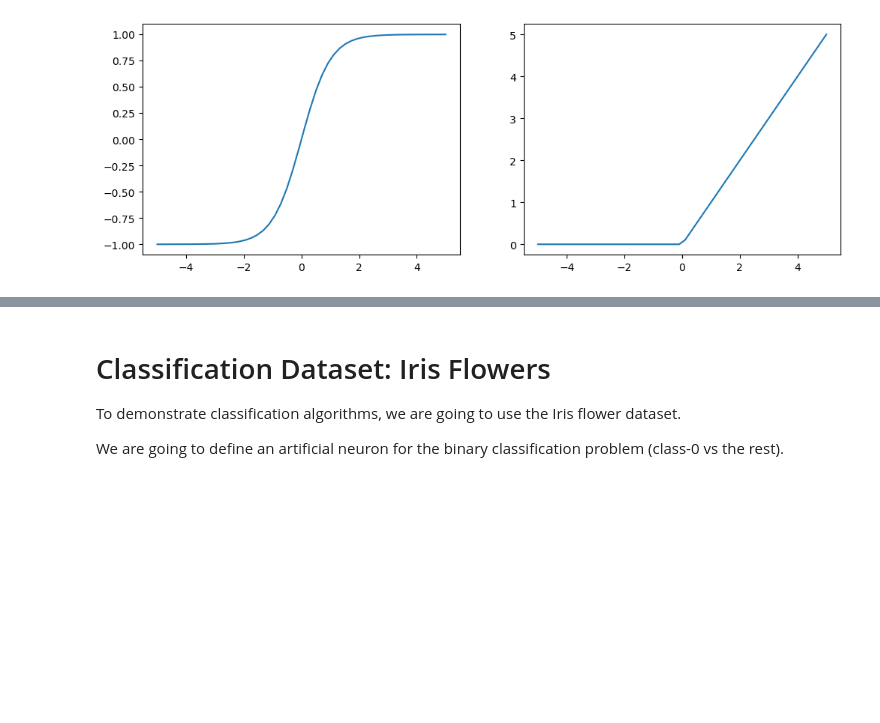
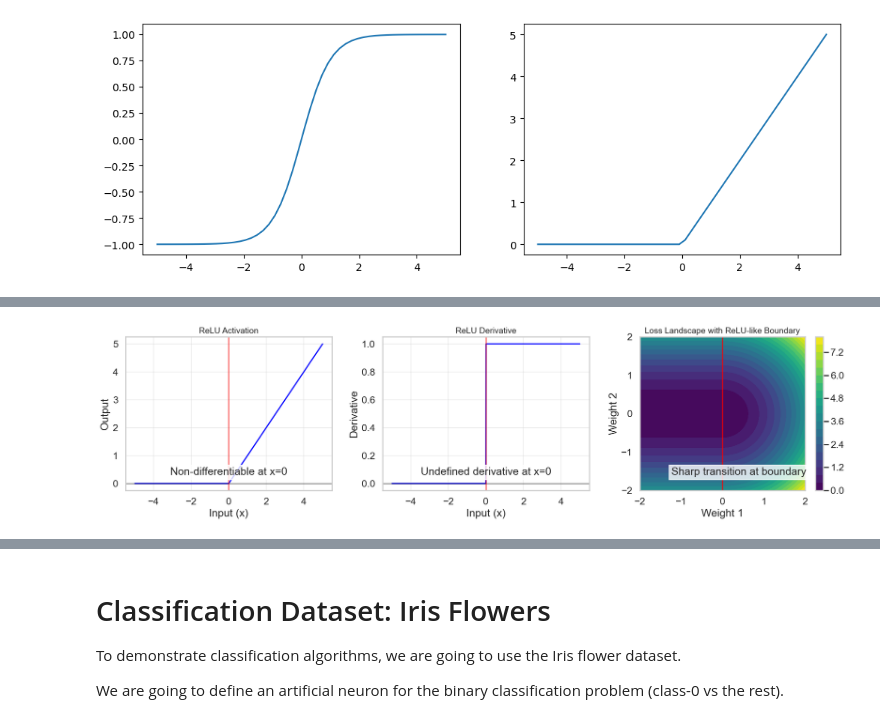
Before and after one commit to aaarrmiinnn/GW-CS6364, a Jupyter notebook: slides/lecture11-neural-networks.ipynb, the cells around one changed output, grey strips where cells are left out. Saved outputs shown, nothing was run; the diff lists cells and outputs as text; code cells hidden in the pictures; blank space fills up the shorter version.

Commit message:
Update lecture 11 and add more nonlinear activate function slides.

```diff
--- a/slides/lecture11-neural-networks.ipynb
+++ b/slides/lecture11-neural-networks.ipynb
@@ -119,0 +563,55 @@ plt.plot(z, np.maximum(z, 0))
+# %%
+# Create an example of what happens at a critical point like x=0 for ReLU
+fig, ax = plt.subplots(1, 3, figsize=(18, 5))
+
+# Plot ReLU function
+ax[0].plot(x, relu(x), 'b-', linewidth=2)
+ax[0].set_title("ReLU Activation", fontsize=14)
+ax[0].set_xlabel("Input (x)")
+ax[0].set_ylabel("Output")
+ax[0].axhline(y=0, color='k', linestyle='-', alpha=0.3)
+ax[0].axvline(x=0, color='r', linestyle='-', alpha=0.5)
+ax[0].grid(True, alpha=0.3)
+ax[0].text(0.5, 0.1, "Non-differentiable at x=0",
+           horizontalalignment='center', transform=ax[0].transAxes,
+           bbox=dict(facecolor='white', alpha=0.8))
+
+# Plot ReLU derivatives
+ax[1].plot(x, np.where(x > 0, 1, 0), 'b-', linewidth=2)
+ax[1].set_title("ReLU Derivative", fontsize=14)
+ax[1].set_xlabel("Input (x)")
+ax[1].set_ylabel("Derivative")
+ax[1].axhline(y=0, color='k', linestyle='-', alpha=0.3)
+ax[1].axvline(x=0, color='r', linestyle='-', alpha=0.5)
+ax[1].grid(True, alpha=0.3)
+ax[1].text(0.5, 0.1, "Undefined derivative at x=0",
+           horizontalalignment='center', transform=ax[1].transAxes,
+           bbox=dict(facecolor='white', alpha=0.8))
+
+# Create an example of a simple 2D loss landscape near a ReLU decision boundary
+xx, yy = np.meshgrid(np.linspace(-2, 2, 100), np.linspace(-2, 2, 100))
+Z = np.zeros_like(xx)
+
+# Create a loss landscape with a sharp edge at x=0 (simulating ReLU behavior)
+for i in range(xx.shape[0]):
+    for j in range(xx.shape[1]):
+        if xx[i, j] < 0:
+            Z[i, j] = yy[i, j]**2  # Flat in one dimension when x < 0
+        else:
+            Z[i, j] = xx[i, j]**2 + yy[i, j]**2  # Parabolic when x > 0
+
+# Plot the loss landscape
+c = ax[2].contourf(xx, yy, Z, 20, cmap='viridis')
+ax[2].set_title("Loss Landscape with ReLU-like Boundary", fontsize=14)
+ax[2].set_xlabel("Weight 1")
+ax[2].set_ylabel("Weight 2")
+ax[2].axvline(x=0, color='r', linestyle='-', alpha=0.7)
+fig.colorbar(c, ax=ax[2])
+ax[2].text(0.6, 0.1, "Sharp transition at boundary",
+           horizontalalignment='center', transform=ax[2].transAxes,
+           bbox=dict(facecolor='white', alpha=0.8))
+
+plt.tight_layout()
+plt.show()
+# %% [output]
+[figure, added]
```
Also changed, not shown: parts of 16 cells of this notebook.
